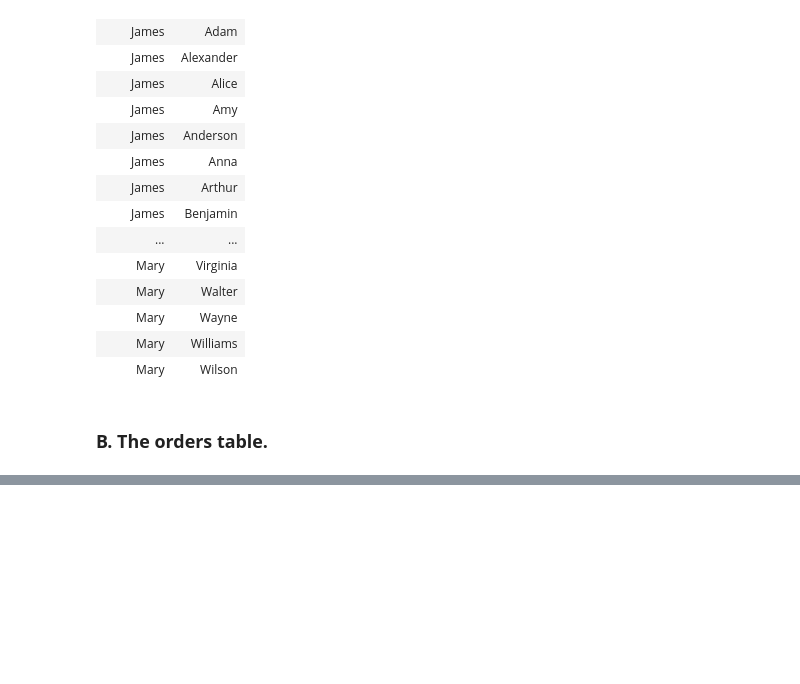
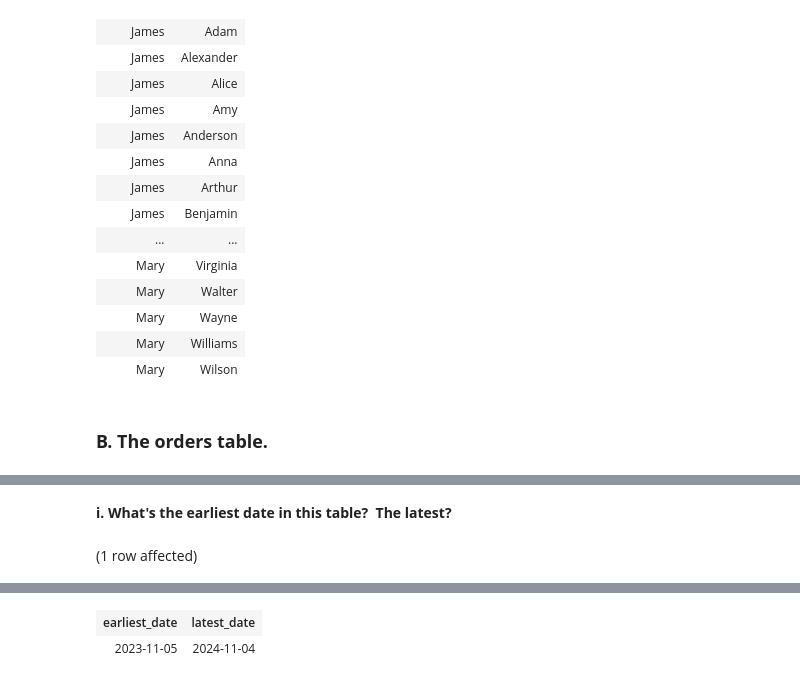
Before and after one commit to bradleytkay/post-launchcode-grad-work, a Jupyter notebook: OnlineShoppingDB.ipynb, the cells around one changed output, grey strips where cells are left out. Cells and saved outputs as stored; diff of their text form; code cells hidden in the pictures; blank space fills up the shorter version.

```diff
--- a/OnlineShoppingDB.ipynb
+++ b/OnlineShoppingDB.ipynb
@@ -247,0 +256,9 @@ Total execution time: 00:00:00.026
+# %% [markdown]
+**i. What's the earliest date in this table?  The latest?**
+# %%
+SELECT
+    MIN(order_date) AS earliest_date,
+    MAX(order_date) AS latest_date
+FROM OnlineShoppingDB.dbo.orders
+# %% [output]
+(1 row affected)
@@ -247,0 +266,2 @@ Total execution time: 00:00:00.026
+| earliest_date | latest_date |
+| 2023-11-05 | 2024-11-04 |
```
Also changed, not shown: parts of 8 cells of this notebook.
